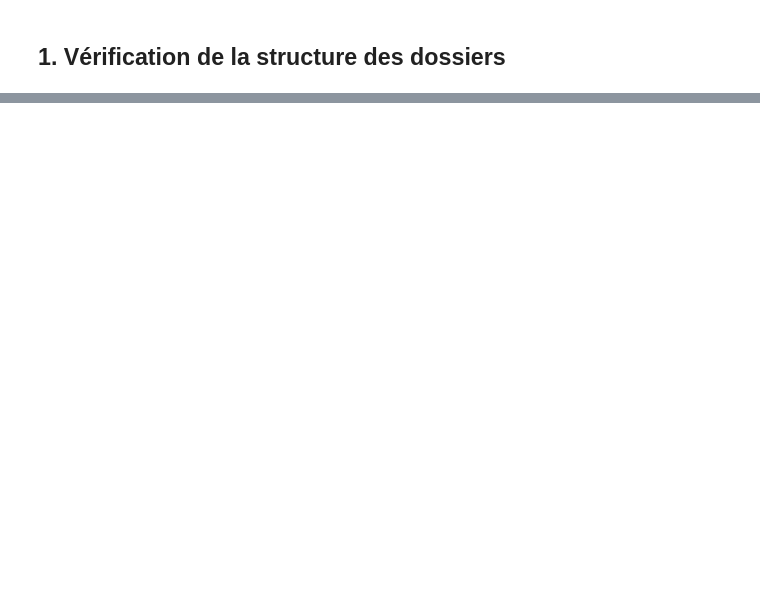
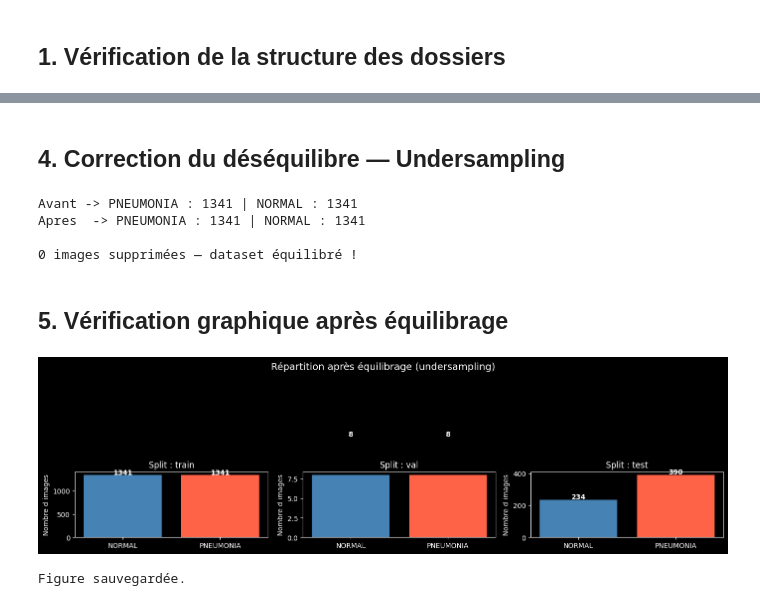
Before and after one commit to Shogun44-GT/medical-cnn-pneumonia, a Jupyter notebook: notebooks/01_eda.ipynb, the cells around one changed output, grey strips where cells are left out. Cells and saved outputs as stored; diff of their text form; code cells hidden in the pictures; blank space fills up the shorter version.

```diff
--- a/notebooks/01_eda.ipynb
+++ b/notebooks/01_eda.ipynb
@@ -63 +94,59 @@ Figure sauvegardée.
+# %% [markdown]
+## 4. Correction du déséquilibre — Undersampling
+# %%
+import random
+
+TRAIN_PNEUMONIA = os.path.join(DATA_DIR, 'train', 'PNEUMONIA')
+TRAIN_NORMAL    = os.path.join(DATA_DIR, 'train', 'NORMAL')
+
+# Comptage avant
+pneumonia_files = [f for f in os.listdir(TRAIN_PNEUMONIA) if f.lower().endswith(EXTENSIONS)]
+normal_files    = [f for f in os.listdir(TRAIN_NORMAL)    if f.lower().endswith(EXTENSIONS)]
+
+print(f'Avant -> PNEUMONIA : {len(pneumonia_files)} | NORMAL : {len(normal_files)}')
+
+# Undersampling : on garde autant de PNEUMONIA que de NORMAL
+n_keep           = len(normal_files)
+random.seed(42)
+pneumonia_keep   = set(random.sample(pneumonia_files, n_keep))
+pneumonia_remove = [f for f in pneumonia_files if f not in pneumonia_keep]
+
+# Suppression des fichiers en excès
+for fname in pneumonia_remove:
+    os.remove(os.path.join(TRAIN_PNEUMONIA, fname))
+
+# Vérification après
+pneumonia_after = [f for f in os.listdir(TRAIN_PNEUMONIA) if f.lower().endswith(EXTENSIONS)]
+normal_after    = [f for f in os.listdir(TRAIN_NORMAL)    if f.lower().endswith(EXTENSIONS)]
+
+print(f'Apres  -> PNEUMONIA : {len(pneumonia_after)} | NORMAL : {len(normal_after)}')
+print(f'\n{len(pneumonia_remove)} images supprimées — dataset équilibré !')
+# %% [output]
+Avant -> PNEUMONIA : 1341 | NORMAL : 1341
+Apres  -> PNEUMONIA : 1341 | NORMAL : 1341
+
+0 images supprimées — dataset équilibré !
+# %% [markdown]
+## 5. Vérification graphique après équilibrage
+# %%
+counts['train']['PNEUMONIA'] = len(pneumonia_after)
+counts['train']['NORMAL']    = len(normal_after)
+
+fig, axes = plt.subplots(1, 3, figsize=(14, 4))
+for i, split in enumerate(SPLITS):
+    axes[i].bar(CLASSES, [counts[split][c] for c in CLASSES],
+                color=['steelblue', 'tomato'])
+    axes[i].set_title(f'Split : {split}')
+    axes[i].set_ylabel('Nombre d images')
+    for j, cls in enumerate(CLASSES):
+        axes[i].text(j, counts[split][cls] + 5,
+                     str(counts[split][cls]), ha='center', fontweight='bold')
+plt.suptitle('Répartition après équilibrage (undersampling)', fontsize=14)
+plt.tight_layout()
+plt.savefig('../outputs/figures/repartition_apres_equilibrage.png')
+plt.show()
+print('Figure sauvegardée.')
+# %% [output]
+[figure, added]
+Figure sauvegardée.
 # %% [markdown]
```
Also changed, not shown: parts of 13 cells of this notebook, 7 other files.
